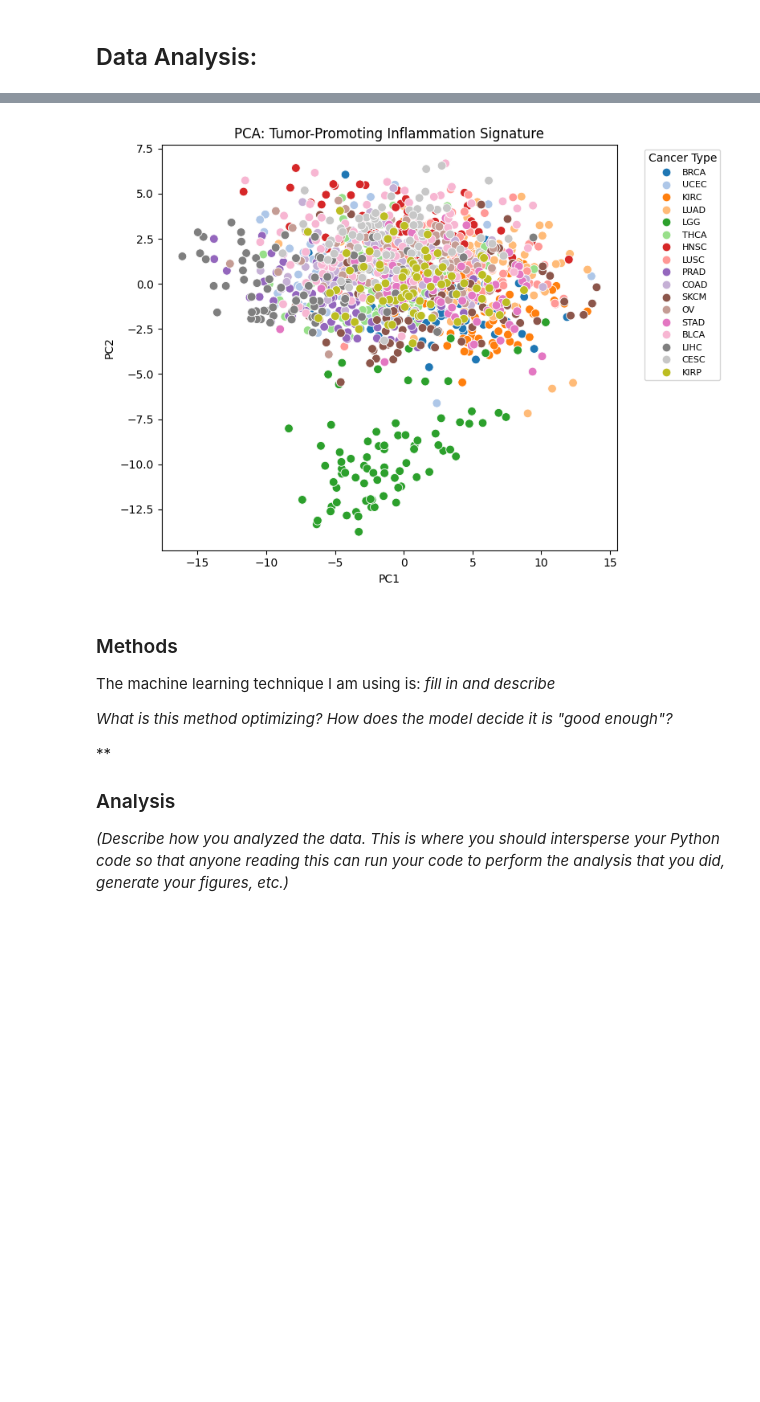
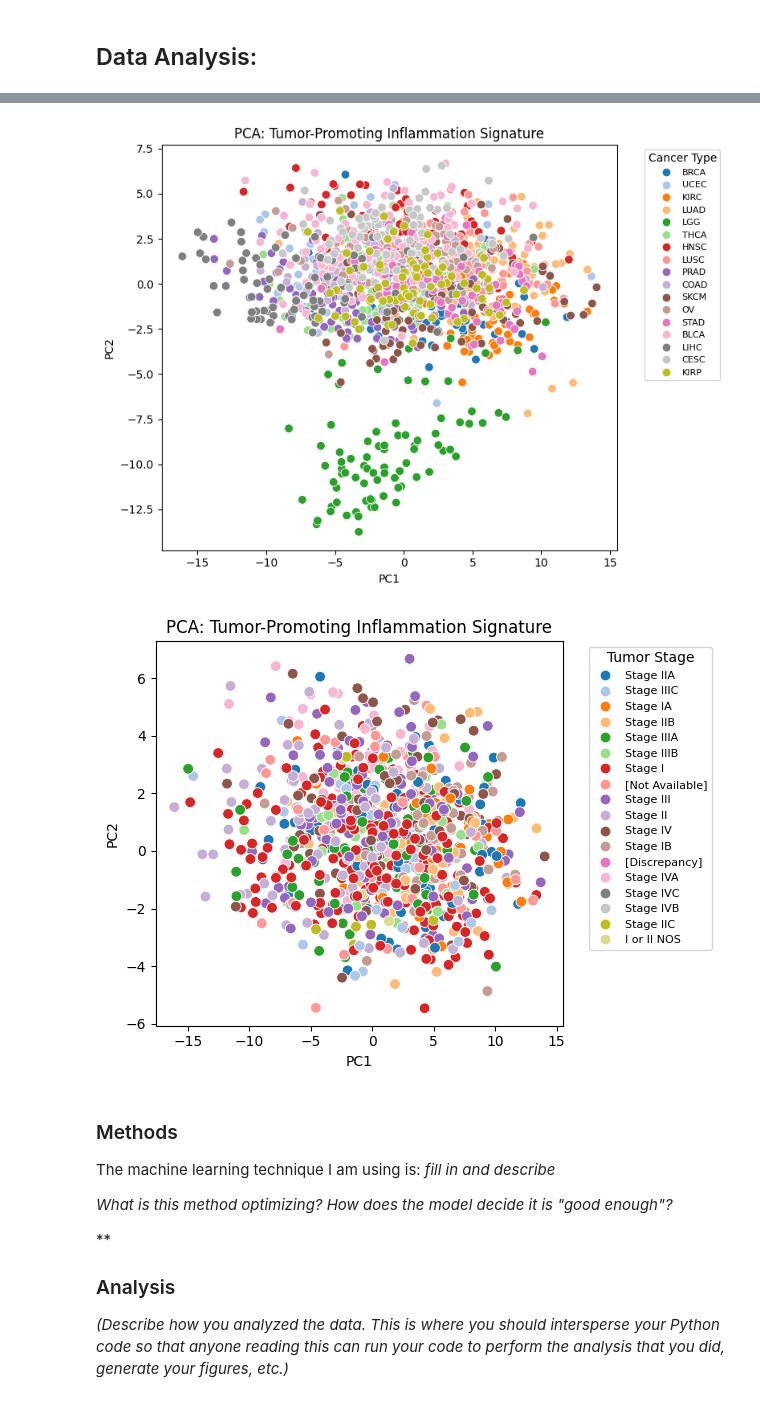
Before and after one commit to ogeikem/Module-4-Cancer, a Jupyter notebook: code/Module 4 Template.ipynb, the cells around one changed output, grey strips where cells are left out. Cells and saved outputs as stored; diff of their text form; code cells hidden in the pictures; blank space fills up the shorter version.

```diff
--- a/code/Module 4 Template.ipynb
+++ b/code/Module 4 Template.ipynb
@@ -124,33 +126,53 @@ X_pca = pca.fit_transform(X)
 # creating a DataFrame for the PCA results and joining it with the metadata to include cancer type information
 pca_df = pd.DataFrame(
     X_pca,
     index=X.index,
     columns=["PC1", "PC2"]
 )
 pca_df = pca_df.join(metadata["cancer_type"], how="left")
+pca_df = pca_df.join(metadata["ajcc_pathologic_tumor_stage"], how="left")
 
 # visualizing the PCA results with a scatter plot, coloring points by cancer type
 plt.figure(figsize=(8,6))
 sns.scatterplot(
     x=pca_df["PC1"],
     y=pca_df["PC2"],
     hue=pca_df["cancer_type"],
     palette= "tab20",
     s=60
 )
 plt.title("PCA: Tumor-Promoting Inflammation Signature")
 plt.xlabel("PC1")
 plt.ylabel("PC2")
 plt.legend(
     title="Cancer Type",
     bbox_to_anchor=(1.05, 1),
     loc="upper left",
     fontsize=8
 )
 plt.tight_layout()
 plt.show()
+sns.scatterplot(
+    x=pca_df["PC1"],
+    y=pca_df["PC2"],
+    hue=pca_df["ajcc_pathologic_tumor_stage"],
+    palette= "tab20",
+    s=60
+)
+plt.title("PCA: Tumor-Promoting Inflammation Signature")
+plt.xlabel("PC1")
+plt.ylabel("PC2")
+plt.legend(
+    title="Tumor Stage",
+    bbox_to_anchor=(1.05, 1),
+    loc="upper left",
+    fontsize=8
+)
+plt.tight_layout()
+plt.show()
 # %% [output]
 [figure]
+[figure, added]
 # %% [markdown]
 ### Methods
 The machine learning technique I am using is: *fill in and describe*
```
Also changed, not shown: parts of 2 cells of this notebook, 1 other file.
